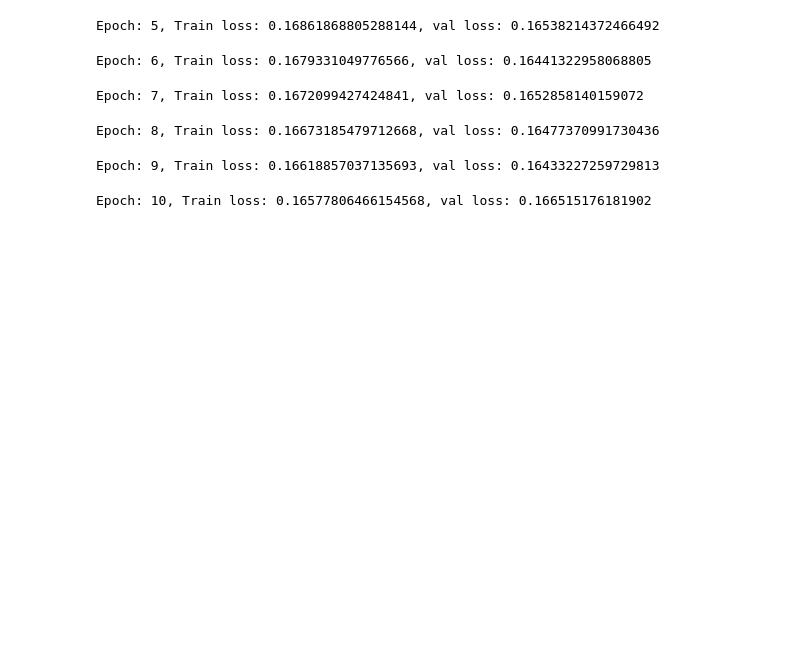
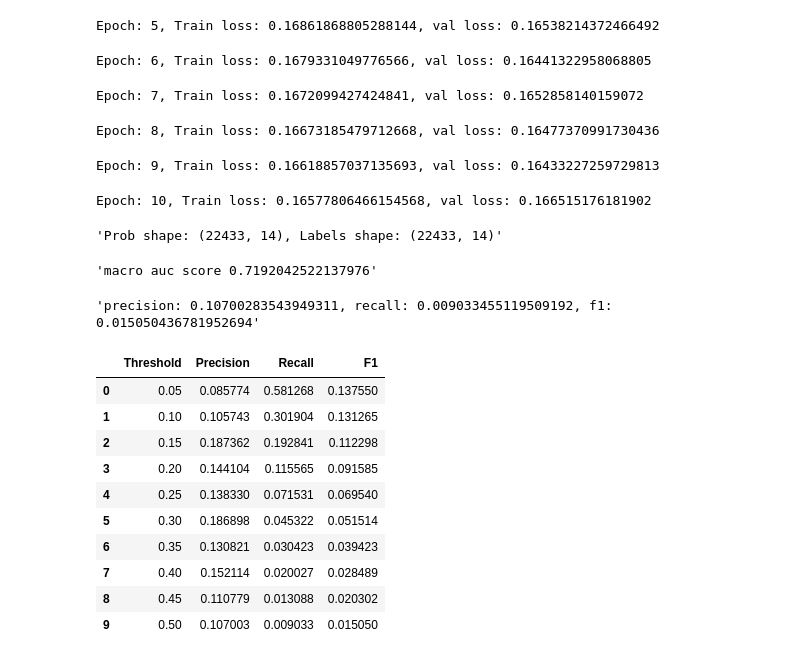
Before and after one commit to HawkWeldon/ML, a Jupyter notebook: Project_Blue/main.ipynb, the cells around one changed output. Drawn from its saved outputs; the diff is of its cells as text; code cells hidden in the pictures; blank space fills up the shorter version.

```diff
--- a/Project_Blue/main.ipynb
+++ b/Project_Blue/main.ipynb
@@ -309,3 +309,35 @@ Epoch: 7, Train loss: 0.1672099427424841, val loss: 0.1652858140159072
 Epoch: 8, Train loss: 0.16673185479712668, val loss: 0.16477370991730436
 Epoch: 9, Train loss: 0.16618857037135693, val loss: 0.16433227259729813
 Epoch: 10, Train loss: 0.16577806466154568, val loss: 0.166515176181902
+# %%
+model.eval()
+
+all_probs = []
+all_labels = []
+
+with torch.no_grad():
+    for images, labels in tqdm(test_loader, desc="Testing rn"):
+        images = images.to(device)
+
+        logits = model(images)
+        probs = torch.sigmoid(logits)
+
+        all_probs.append(probs.cpu().numpy())
+        all_labels.append(labels.numpy())
+
+y_prob = np.concatenate(all_probs, axis=0)
+y_true = np.concatenate(all_labels, axis=0)
+
+f"Prob shape: {y_prob.shape}, Labels shape: {y_true.shape}"
+# %% [output]
+'Prob shape: (22433, 14), Labels shape: (22433, 14)'
+# %%
+auc_score = []
+
+for i in range(14):
+    auc = roc_auc_score(y_true[:,i], y_prob[:,i])
+    auc_score.append(auc)
+
+f"macro auc score {np.mean(auc_score)}"
+# %% [output]
+'macro auc score 0.7192042522137976'
@@ -311,0 +346,32 @@ Epoch: 10, Train loss: 0.16577806466154568, val loss: 0.166515176181902
+# %%
+precision = precision_score(y_true, y_pred, average="macro", zero_division=0)
+recall = recall_score(y_true, y_pred, average="macro", zero_division=0)
+f1 = f1_score(y_true, y_pred, average="macro", zero_division=0)
+
+f"precision: {precision}, recall: {recall}, f1: {f1}"
+# %% [output]
+'precision: 0.10700283543949311, recall: 0.009033455119509192, f1: 0.015050436781952694'
+# %%
+rows = []
+
+for threshold in thresholds:
+    preds = (y_prob >= threshold).astype(int)
+    rows.append({
+        "Threshold": threshold, "Precision": precision_score(y_true, preds, average="macro", zero_division=0),
+        "Recall": recall_score(y_true, preds, average="macro", zero_division=0),
+        "F1": f1_score(y_true, preds, average="macro", zero_division=0)})
+
+results = pd.DataFrame(rows)
+results
+# %% [output]
+|  | Threshold | Precision | Recall | F1 |
+| 0 | 0.05 | 0.085774 | 0.581268 | 0.137550 |
+| 1 | 0.10 | 0.105743 | 0.301904 | 0.131265 |
+| 2 | 0.15 | 0.187362 | 0.192841 | 0.112298 |
+| 3 | 0.20 | 0.144104 | 0.115565 | 0.091585 |
+| 4 | 0.25 | 0.138330 | 0.071531 | 0.069540 |
+| 5 | 0.30 | 0.186898 | 0.045322 | 0.051514 |
+| 6 | 0.35 | 0.130821 | 0.030423 | 0.039423 |
+| 7 | 0.40 | 0.152114 | 0.020027 | 0.028489 |
+| 8 | 0.45 | 0.110779 | 0.013088 | 0.020302 |
+| 9 | 0.50 | 0.107003 | 0.009033 | 0.015050 |
```
Also changed, not shown: parts of 3 cells of this notebook.
